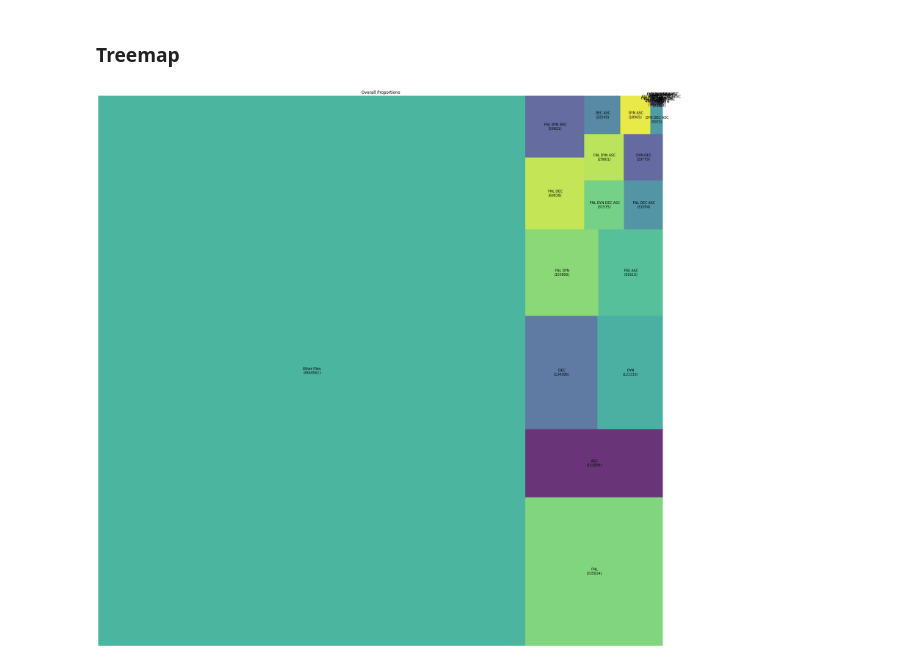
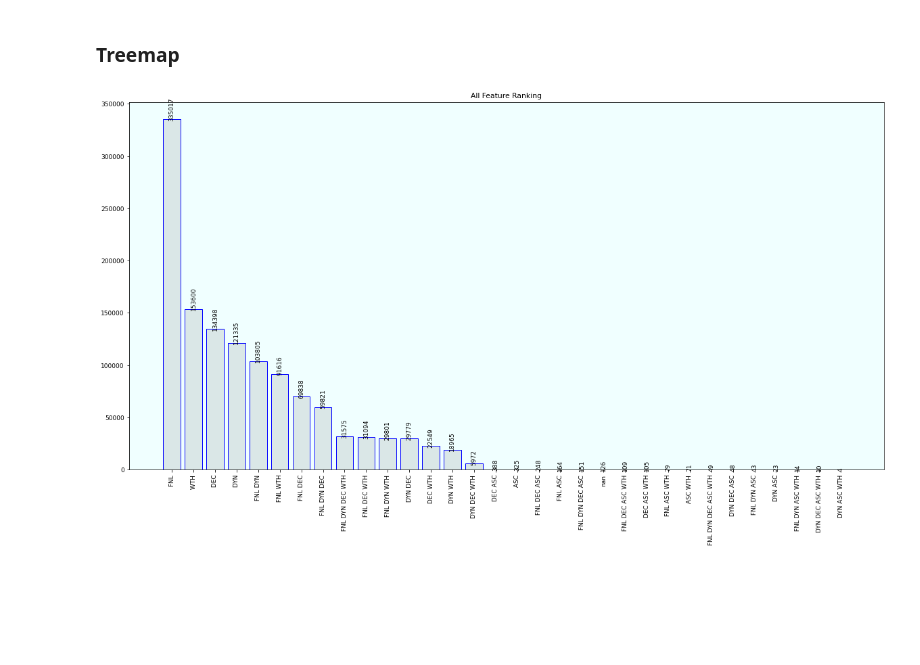
Before and after one commit to 2042Third/ast_analysis_python, a Jupyter notebook: scripts/plots.ipynb, the cells around one changed output. Cells and saved outputs as stored; diff of their text form; code cells hidden in the pictures; blank space fills up the shorter version.

```diff
--- a/scripts/plots.ipynb
+++ b/scripts/plots.ipynb
@@ -253,7 +261,7 @@ func_freq_d = pd.read_csv('../outputs/dynamic_frequency_rank.csv')
 func_freq = func_freq_d[['freq']]
 func_freq_name = func_freq_d[['funcname']]
 
-plt.figure(figsize=(10,10))
+plt.figure(figsize=(10,5))
 y_pos = np.arange(len(func_freq_name))
 plt.bar(y_pos, func_freq['freq'], color=(0.1, 0.1, 0.1, 0.1),  edgecolor='blue')
 plt.xticks(y_pos, func_freq_name['funcname'])
@@ -262,5 +270,6 @@ plt.title('Dynamic Feature Ranking')
 
 valuelabel(func_freq_name['funcname'], func_freq['freq'])
 plt.gca().set_facecolor('azure')
+plt.rcParams.update({'font.size': 9})
 plt.show()
 # %% [output]
@@ -284,0 +295,16 @@ plt.show()
+# %%
+func_freq_d = pd.read_csv('../outputs/filewise_frequency_with_stats.csv')
+func_freq = func_freq_d[['freq']]
+func_freq_name = func_freq_d[['funcname']]
+
+plt.figure(figsize=(40,10))
+y_pos = np.arange(len(func_freq_name))
+plt.bar(y_pos, func_freq['freq'], color=(0.1, 0.1, 0.1, 0.1),  edgecolor='blue')
+plt.xticks(y_pos, func_freq_name['funcname'], rotation=90)
+
+plt.title('With Feature Ranking')
+
+valuelabel_r(func_freq_name['funcname'], func_freq['freq'])
+plt.gca().set_facecolor('azure')
+plt.rcParams.update({'font.size': 24})
+plt.show()
@@ -304,19 +332,30 @@ print("{} {} decorators accounts for 85% ".format(func_c,nums))
 ### Treemap
 # %%
 
-import squarify
-plt.figure(figsize=(30,30))
+# import squarify
+# plt.figure(figsize=(30,30))
 func_freq_d = pd.read_csv('../outputs/filewise_frequency_stats.csv')
 func_freq = func_freq_d[['freq']]
 func_freq_name = func_freq_d[['features']]
 
-plt.title('Overall Proportions')
-a = [3844561]+list(func_freq["freq"])
-b = ["Other Files"]+list(func_freq_name['features'])
-df = pd.DataFrame({'nb_people':a, 'group':b })
-c = ["{}\n({})".format(b[i],a[i])for i in range(len(a))]
-squarify.plot(sizes=df['nb_people'], label=c, alpha=.8 )
-plt.axis('off')
+# plt.title('Overall Proportions')
+# a = [3844561]+list(func_freq["freq"])
+# b = ["Other Files"]+list(func_freq_name['features'])
+# df = pd.DataFrame({'nb_people':a, 'group':b })
+# c = ["{}\n({})".format(b[i],a[i])for i in range(len(a))]
+# squarify.plot(sizes=df['nb_people'], label=c, alpha=.8 )
+# plt.axis('off')
+# plt.show()
+
+plt.figure(figsize=(20,10))
+y_pos = np.arange(len(func_freq_name))
+plt.bar(y_pos, func_freq['freq'], color=(0.1, 0.1, 0.1, 0.1),  edgecolor='blue')
+plt.xticks(y_pos, func_freq_name['features'], rotation=90)
+
+plt.title('All Feature Ranking')
+
+valuelabel_r(func_freq_name['features'], func_freq['freq'])
+plt.gca().set_facecolor('azure')
 plt.show()
 # %% [output]
-[figure, old version]
+[figure, new version]
```
Also changed, not shown: parts of 8 cells of this notebook, 20 other files.
